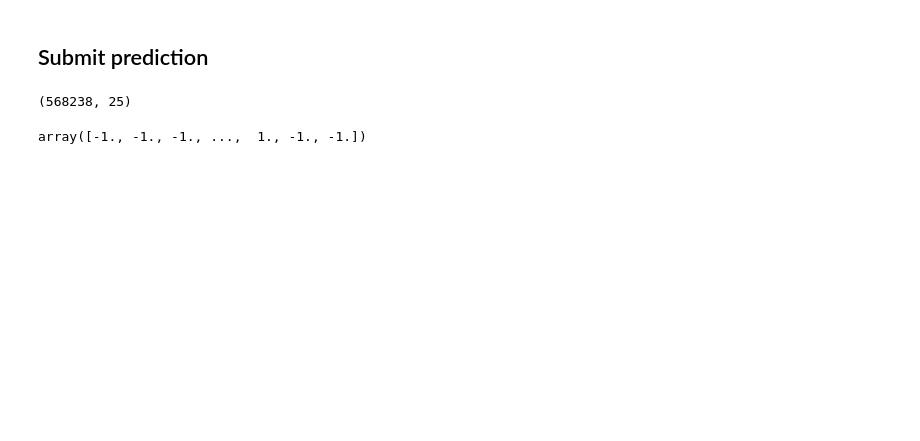
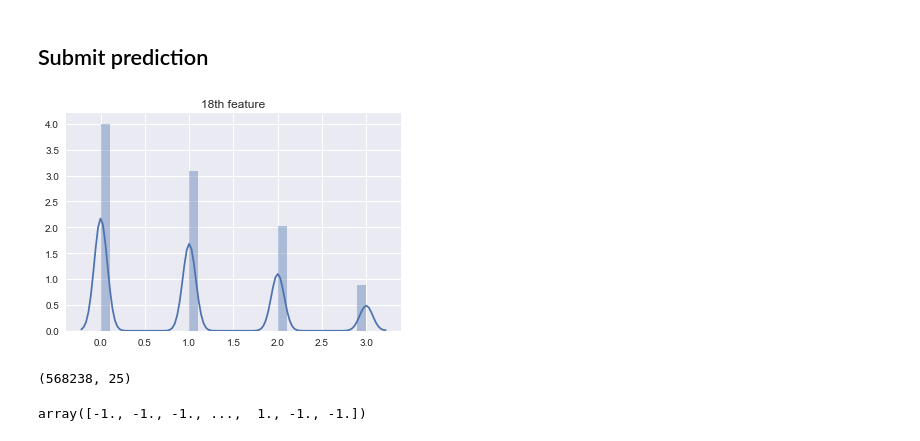
Before and after one commit to dufourc1/ML_CS433_project1, a Jupyter notebook: src/exploring_data_Marie_version.ipynb, the cells around one changed output. Cells and saved outputs as stored; diff of their text form; code cells hidden in the pictures; blank space fills up the shorter version.

```diff
--- a/src/exploring_data_Marie_version.ipynb
+++ b/src/exploring_data_Marie_version.ipynb
@@ -1038,6 +832,20 @@ y_test, x_all_test, ids_test = load_csv_data('../Data/test.csv')
 x_test = np.delete(x_all_test,[11,15,18,20,25,28],1)
 # %%
 x_test = imputation(x_test,method = "median", features_treated = "all")
+feat_22 = x_test[:,18].copy()
+x_test = standardize_data(x_test)
+x_test[:,18]=feat_22
+# %%
+which = [18]
+for i in which:
+    feature = x_test[:,i]
+    feature = feature[feature>-999]
+#     hist_plot(feature,i)
+    sns.distplot(feature,bins=30,kde=True)
+    plt.title('{i}th feature'.format(i=i))
+    plt.show()
+# %% [output]
+[figure, added]
 # %%
 #also if 14 is negative multiply by -1 (14, 17, 24, 27) --> (13, 15, 20, 22)
 use_neg = (x_test[:,13]<0)
```
Also changed, not shown: parts of 114 cells of this notebook.
